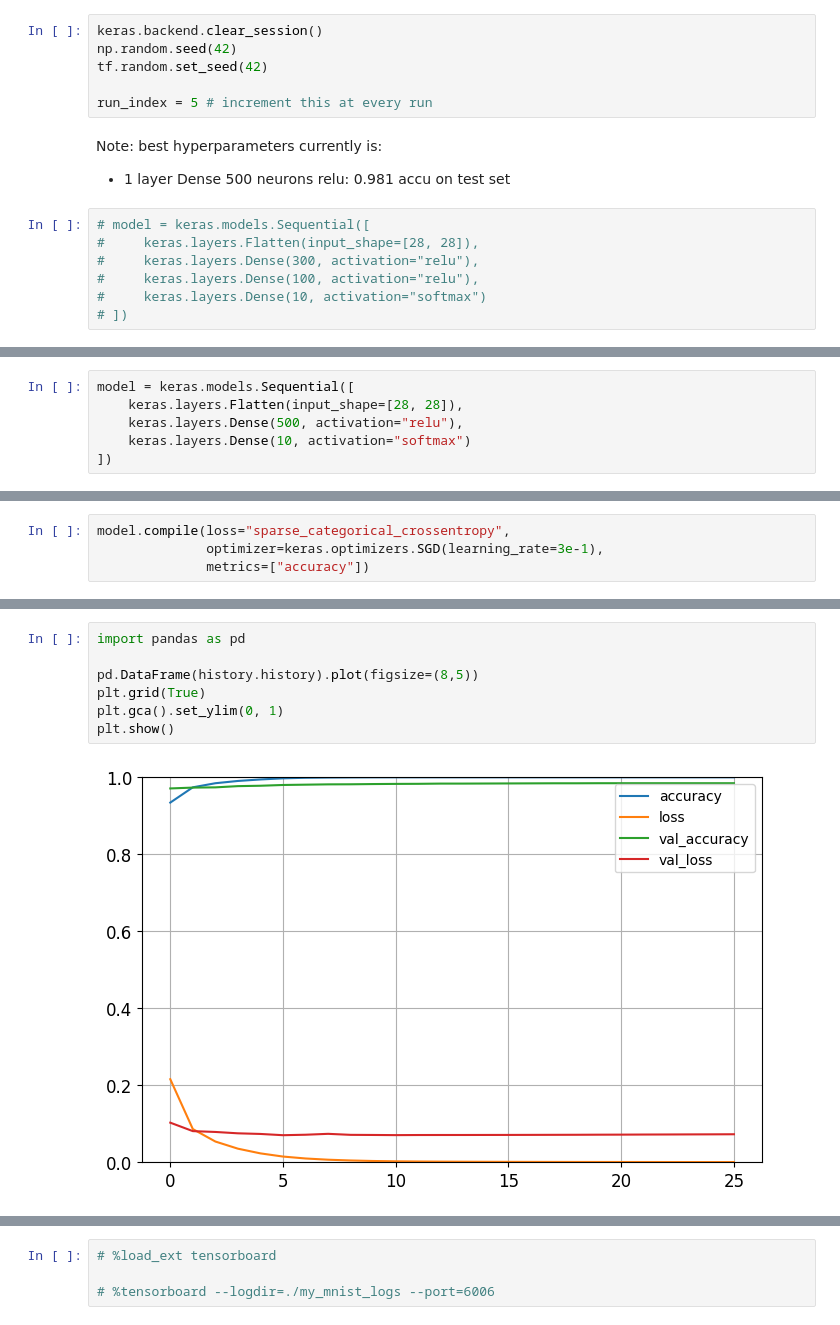
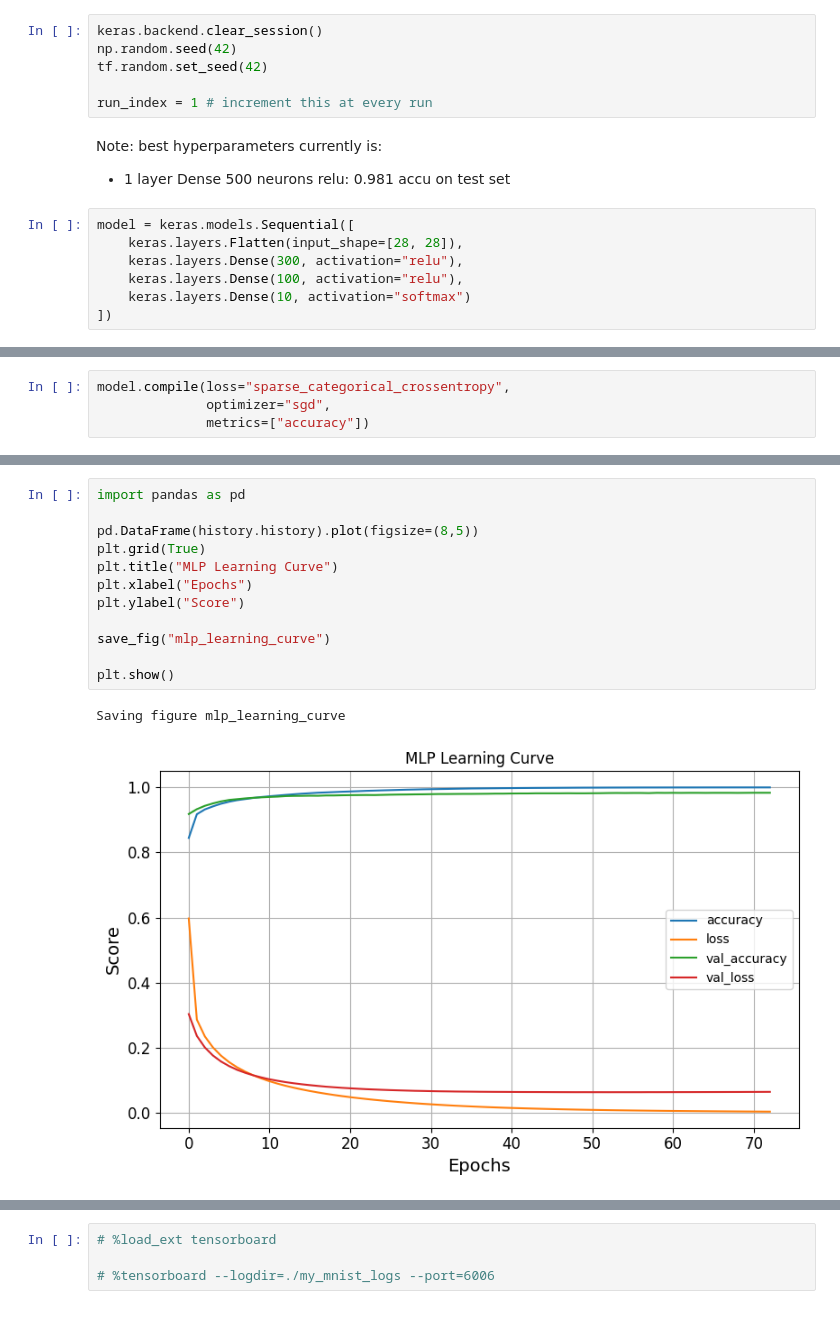
Before and after one commit to nhv96/iai600_assignment_7, a Jupyter notebook: assignment_7.ipynb, the cells around one changed output, grey strips where cells are left out. Saved outputs shown, nothing was run; the diff lists cells and outputs as text.

Commit message:
update code & graphs

```diff
--- a/assignment_7.ipynb
+++ b/assignment_7.ipynb
@@ -167,14 +205,14 @@ keras.backend.clear_session()
 np.random.seed(42)
 tf.random.set_seed(42)
 
-run_index = 5 # increment this at every run
+run_index = 1 # increment this at every run
 # %% [markdown]
 Note: best hyperparameters currently is:
 - 1 layer Dense 500 neurons relu: 0.981 accu on test set
 # %%
-# model = keras.models.Sequential([
-#     keras.layers.Flatten(input_shape=[28, 28]),
-#     keras.layers.Dense(300, activation="relu"),
-#     keras.layers.Dense(100, activation="relu"),
-#     keras.layers.Dense(10, activation="softmax")
-# ])
+model = keras.models.Sequential([
+    keras.layers.Flatten(input_shape=[28, 28]),
+    keras.layers.Dense(300, activation="relu"),
+    keras.layers.Dense(100, activation="relu"),
+    keras.layers.Dense(10, activation="softmax")
+])
@@ -189,9 +219,3 @@ Note: best hyperparameters currently is:
-# %%
-model = keras.models.Sequential([
-    keras.layers.Flatten(input_shape=[28, 28]),
-    keras.layers.Dense(500, activation="relu"),
-    keras.layers.Dense(10, activation="softmax")
-])
 # %%
 model.summary()
 # %% [output]
@@ -233,6 +263,6 @@ print(b)
 # %%
 model.compile(loss="sparse_categorical_crossentropy",
-              optimizer=keras.optimizers.SGD(learning_rate=3e-1),
+              optimizer="sgd",
               metrics=["accuracy"])
 # %%
 
@@ -269,12 +299,18 @@ Epoch 26/100
 # %%
 import pandas as pd
 
 pd.DataFrame(history.history).plot(figsize=(8,5))
 plt.grid(True)
-plt.gca().set_ylim(0, 1)
+plt.title("MLP Learning Curve")
+plt.xlabel("Epochs")
+plt.ylabel("Score")
+
+save_fig("mlp_learning_curve")
+
 plt.show()
 # %% [output]
+Saving figure mlp_learning_curve
-[figure, old version]
+[figure, new version]
 # %%
 model = keras.models.load_model("my_mnist_model.keras") # rollback to best model
 model.evaluate(X_test, y_test)
```
Also changed, not shown: parts of 15 cells of this notebook, 5 other files.
